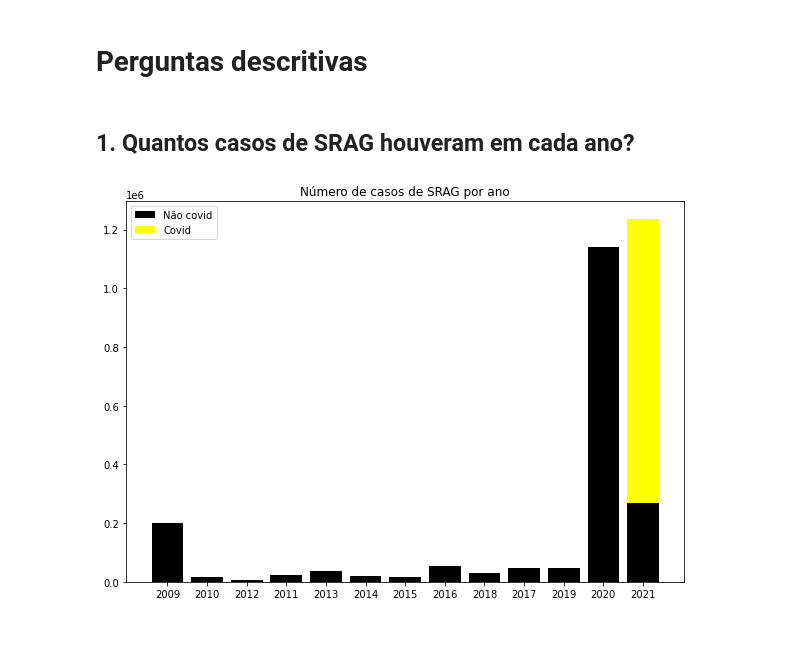
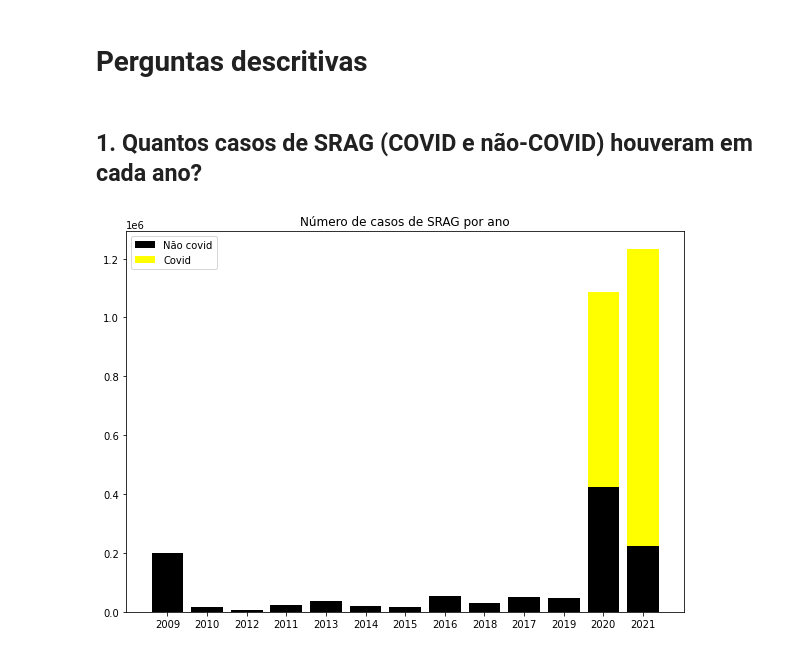
Before and after one commit to mateuspinto/subnotificacoes-covid, a Jupyter notebook: src/visualization.ipynb, the cells around one changed output. Saved outputs shown, nothing was run; the diff lists cells and outputs as text; code cells hidden in the pictures.

Commit message:
advancing visualization

```diff
--- a/src/visualization.ipynb
+++ b/src/visualization.ipynb
@@ -8,26 +8,30 @@ mpl.rc('figure', figsize=(10, 7))
 # %%
 all_cases = pd.read_parquet(PROCESSED_DATA_DIR / 'casos.parquet')
 all_cases.dropna(subset=['cad_dt_notificacao', 'dg_covid'], inplace=True)
+
+# Atributos derivados
+all_cases['cad-idade'] = (all_cases.cad_dt_notificacao - all_cases.cad_dt_nascimento).astype("timedelta64[Y]")
 # %% [markdown]
 # Perguntas descritivas
 # %% [markdown]
-## 1. Quantos casos de SRAG houveram em cada ano?
+## 1. Quantos casos de SRAG (COVID e não-COVID) houveram em cada ano?
 # %%
+true_covid_cases = all_cases[all_cases.dg_covid == 1]
+
 if True:
     non_covid_cases = all_cases[all_cases.dg_covid == 0]
-    true_covid_cases = all_cases[all_cases.dg_covid == 1]
 
     x = all_cases.cad_dt_notificacao.dt.strftime('%Y').unique()
     y0 = non_covid_cases.groupby(all_cases.cad_dt_notificacao.dt.strftime('%Y')).size().to_numpy()
-    y1 = pd.concat([pd.Series([0, 0, 0, 0, 0, 0, 0, 0, 0, 0, 0, 0], index=[2009, 2010, 2011, 2012, 2013, 2014, 2015, 2016, 2017, 2018, 2019, 2020]), true_covid_cases.groupby(all_cases.cad_dt_notificacao.dt.strftime('%Y')).size()]).to_numpy()
+    y1 = pd.concat([pd.Series([0, 0, 0, 0, 0, 0, 0, 0, 0, 0, 0], index=[2009, 2010, 2011, 2012, 2013, 2014, 2015, 2016, 2017, 2018, 2019]), true_covid_cases.groupby(all_cases.cad_dt_notificacao.dt.strftime('%Y')).size()]).to_numpy()
 
     plt.bar(x, y0, color='black', label='Não covid')
     plt.bar(x, y1, bottom=y0, color='yellow', label='Covid')
 
     plt.title("Número de casos de SRAG por ano")
     plt.legend()
     plt.show()
 # %% [output]
-[figure, old version]
+[figure, new version]
 # %%
 PANDEMIC_DAY_ZERO = '2020-02-06'
```
Also changed, not shown: parts of 20 cells of this notebook, 1 other file.
